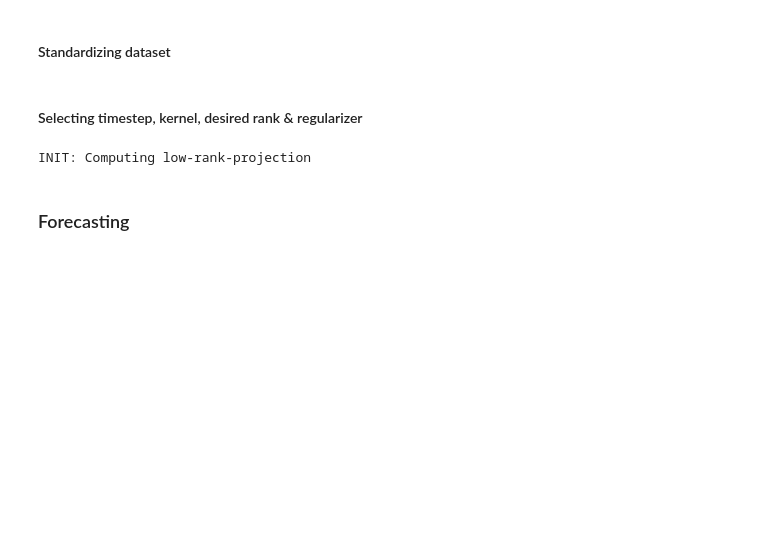
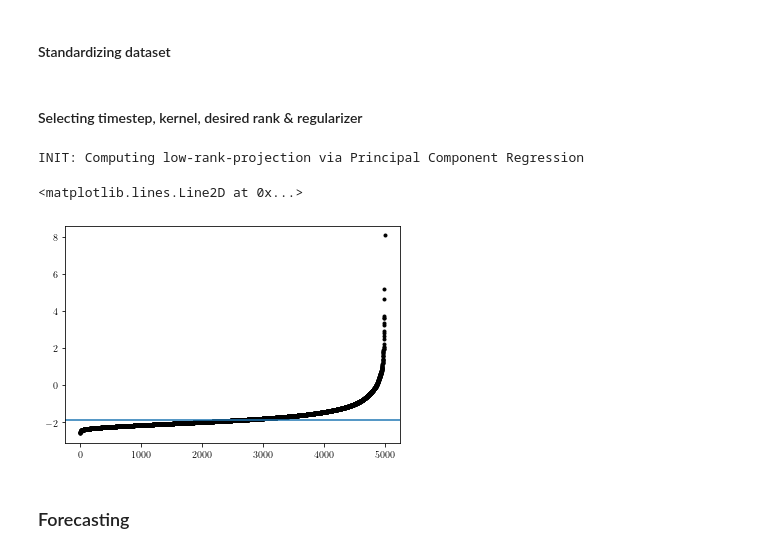
Before and after one commit to Machine-Learning-Dynamical-Systems/kooplearn, a Jupyter notebook: examples/Beijing_air_quality/analysis.ipynb, the cells around one changed output. Saved outputs shown, nothing was run; the diff lists cells and outputs as text; code cells hidden in the pictures; blank space fills up the shorter version.

```diff
--- a/examples/Beijing_air_quality/analysis.ipynb
+++ b/examples/Beijing_air_quality/analysis.ipynb
@@ -78,2 +24,4 @@ for m in measurements:
+# %%
+df, measurements, standardizing_parameters = prepare_dataset('full_dataframe')
 # %% [markdown]
 #### Selecting timestep, kernel, desired rank & regularizer
@@ -121,18 +28,19 @@ def get_training_dataset(df, measurements, n_timesteps = None, history = None, a
 # %%
 n_timesteps = 3 #In hours
-regularizer = 1e-7
+regularizer = 3e-5
 history = 9
 average = False
-_df, _cols = get_training_dataset(df, measurements, n_timesteps = n_timesteps, history = history, average = average)
+_df, features_names = get_training_dataset(df, measurements, n_timesteps = n_timesteps, history = history, average = average)
 l = np.float32(np.sqrt(_df.shape[1]))*3
 X, Y = _df[:-1], _df[1:]
 nu = 0.5
 kernel = Matern(nu = nu, length_scale=l)
 #kernel = Linear(coef0=0.)
-num_samples = 3000
-rank = 10
+num_samples = 5000
+rank = 20
 X_train, Y_train = X[:num_samples], Y[:num_samples]
 # %%
-K = KoopmanRegression(X_train, Y_train, kernel, regularizer, rank=rank, center_kernel=False, backend='cpu')
+K_pcr = KoopmanRegression(X_train, Y_train, kernel, regularizer, rank=rank, center_kernel=False, backend='cpu', rank_reduction='pcr')
+K_full = KoopmanRegression(X_train, Y_train, kernel, regularizer, rank=None, center_kernel=False, backend='cpu', rank_reduction='pcr')
 # %% [output]
-INIT: Computing low-rank-projection
+INIT: Computing low-rank-projection via Principal Component Regression
@@ -150,2 +47,8 @@ def mask_old_timesteps(array, measurement, history):
+# %%
+plt.plot(np.log(np.abs(np.linalg.eigvalsh(K_full.K_X))), 'k.')
+plt.axhline(np.log(regularizer*num_samples))
+# %% [output]
+<matplotlib.lines.Line2D at 0x...>
+[figure, added]
 # %% [markdown]
 ### Forecasting
```
Also changed, not shown: parts of 9 cells of this notebook, 8 other files.
